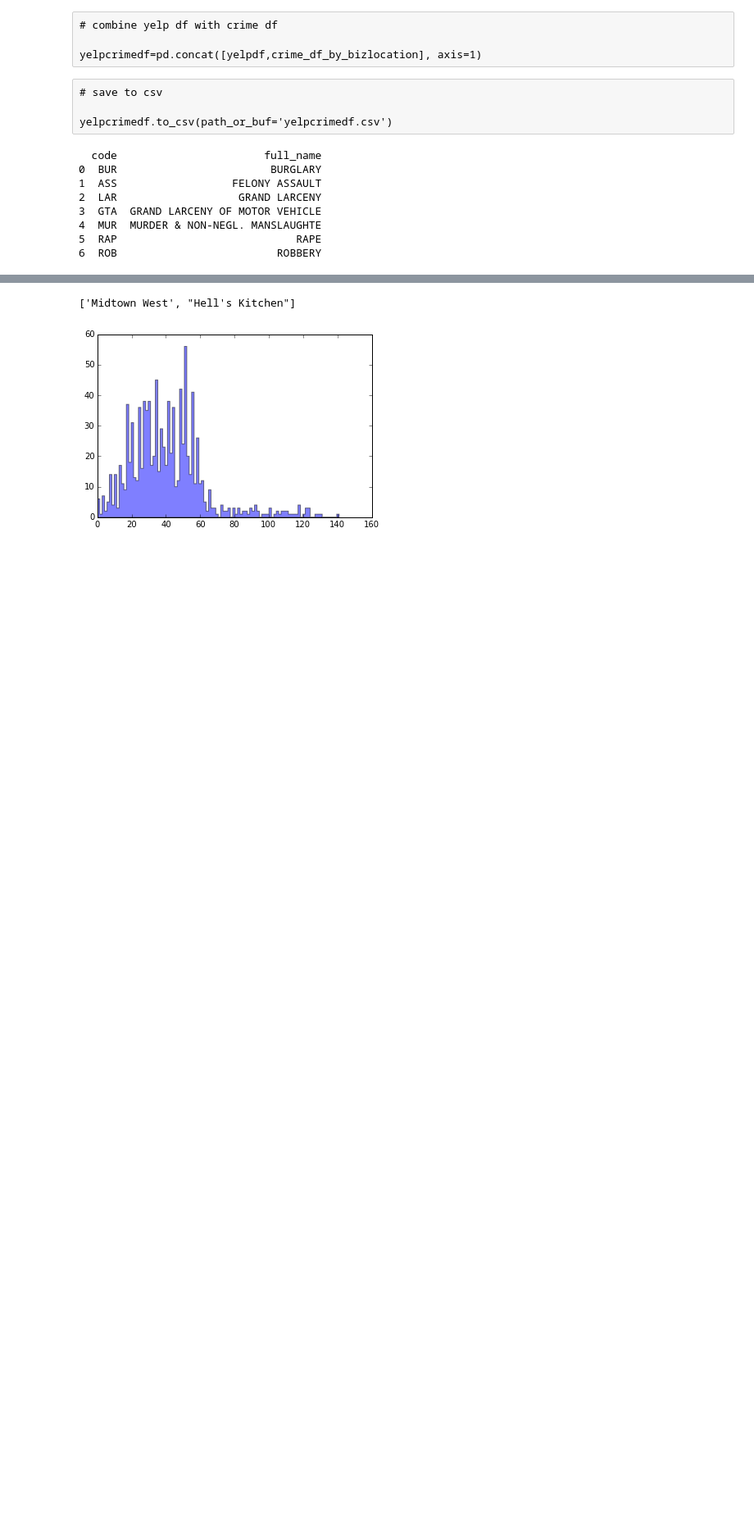
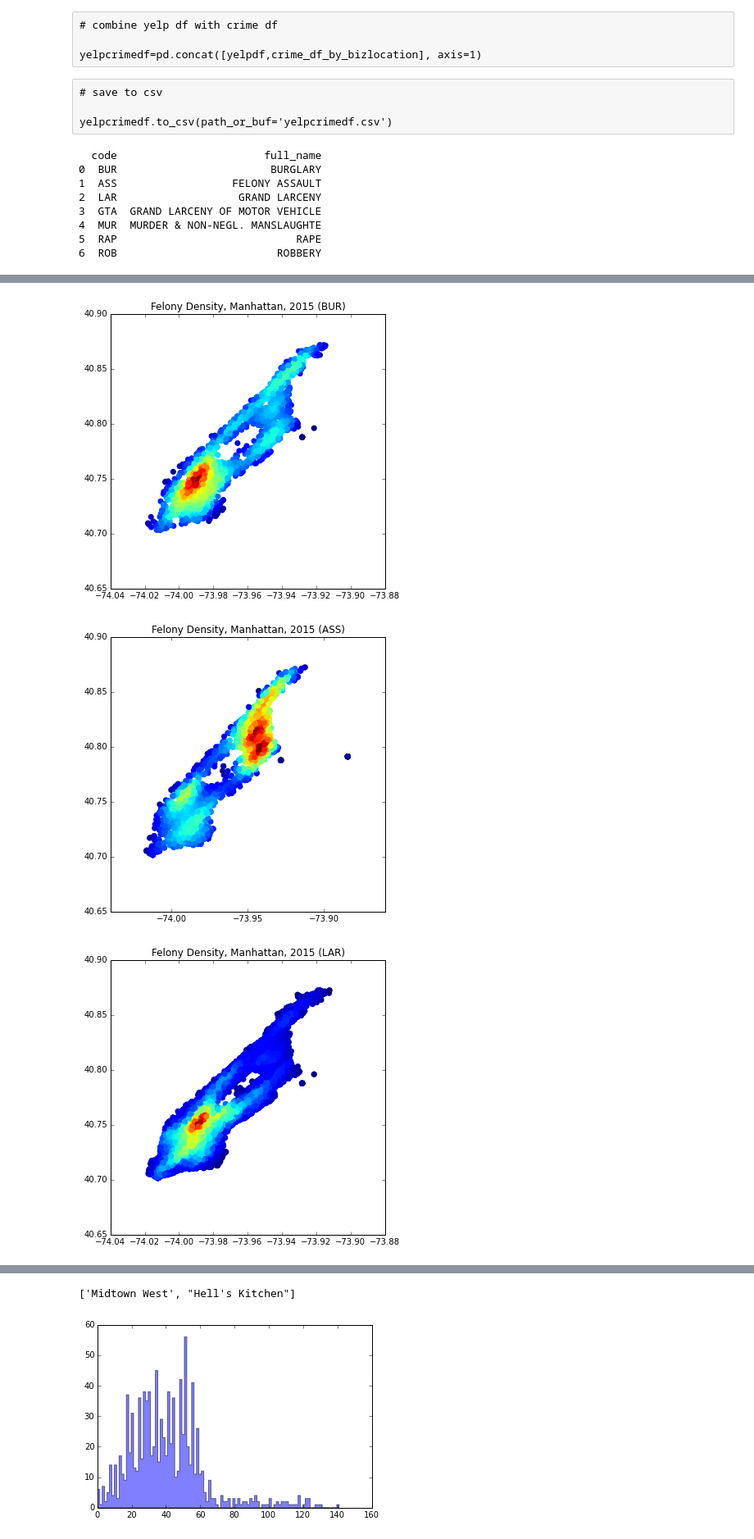
Before and after one commit to heikalm/Springboard-Capstone, a Jupyter notebook: Capstone data exploration.ipynb, the cells around one changed output, grey strips where cells are left out. Shown: that part at 82% size. Drawn from its saved outputs; the diff is of its cells as text; code cells hidden in the pictures; blank space fills up the shorter version.

```diff
--- a/Capstone data exploration.ipynb
+++ b/Capstone data exploration.ipynb
@@ -156,0 +230,15 @@ yelpcrimedf['TOT']=yelpcrimedf[felonyabbrv].sum(axis=1)
+# %%
+# KDE for felony by type of felony
+
+for ref in felony_ref.code:
+    x,y = zip(*crimedf2015.lat_long[crimedf2015.Offense==list(felony_ref.full_name[felony_ref.code==ref])[0]])
+    xy = np.vstack([x,y])
+    z = gaussian_kde(xy)(xy)
+    fig, ax = plt.subplots(figsize=(6, 6))
+    ax.set_title('Felony Density, Manhattan, 2015 (' + ref +')')
+    ax.scatter(y, x, c=z, s=50, edgecolor='')
+    plt.show()
+# %% [output]
+[figure, added]
+[figure, added]
+[figure, added]
```
Also changed, not shown: parts of 28 cells of this notebook.
